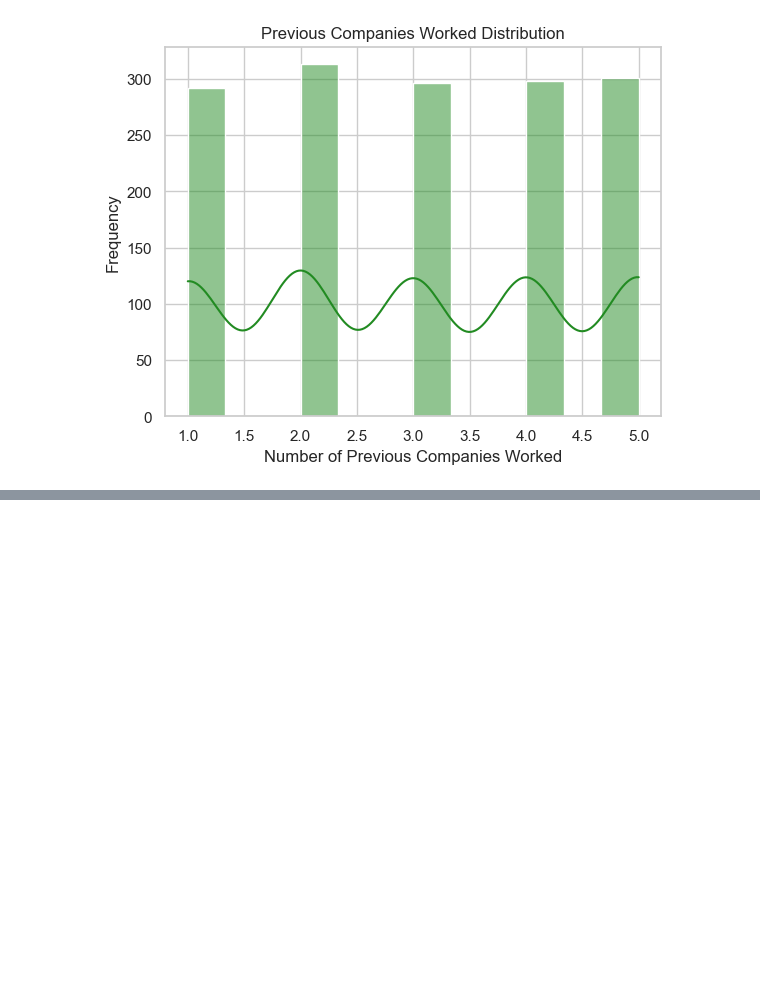
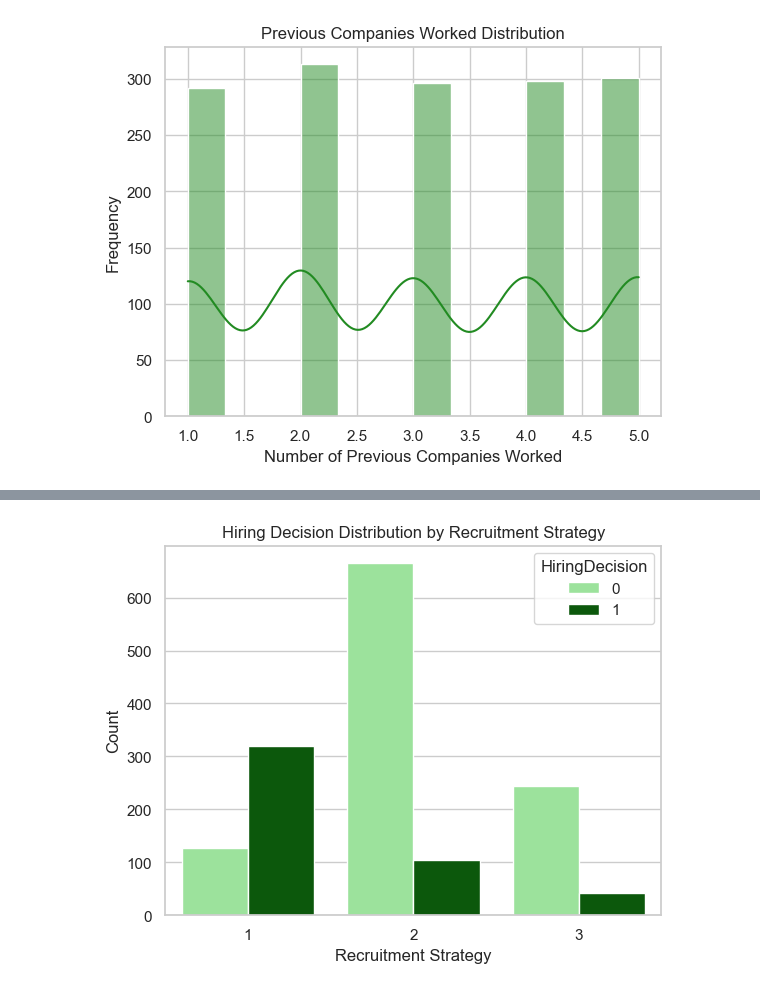
Before and after one commit to Eunnylans/Hiring--Analysis--Using--Linear--Regression, a Jupyter notebook: Predicting--Hiring--Decisions.ipynb, the cells around one changed output, grey strips where cells are left out. Drawn from its saved outputs; the diff is of its cells as text; code cells hidden in the pictures; blank space fills up the shorter version.

```diff
--- a/Predicting--Hiring--Decisions.ipynb
+++ b/Predicting--Hiring--Decisions.ipynb
@@ -830,0 +840,10 @@ plt.show()
+# %%
+# 7. What is the distribution of hiring decisions across different recruitment strategies?
+custom_palette = ['lightgreen', 'darkgreen']
+sns.countplot(x='RecruitmentStrategy', hue='HiringDecision', data=df, palette=custom_palette)
+plt.title('Hiring Decision Distribution by Recruitment Strategy')
+plt.xlabel('Recruitment Strategy')
+plt.ylabel('Count')
+plt.show()
+# %% [output]
+[figure, added]
```
Also changed, not shown: parts of 1 cell of this notebook.
